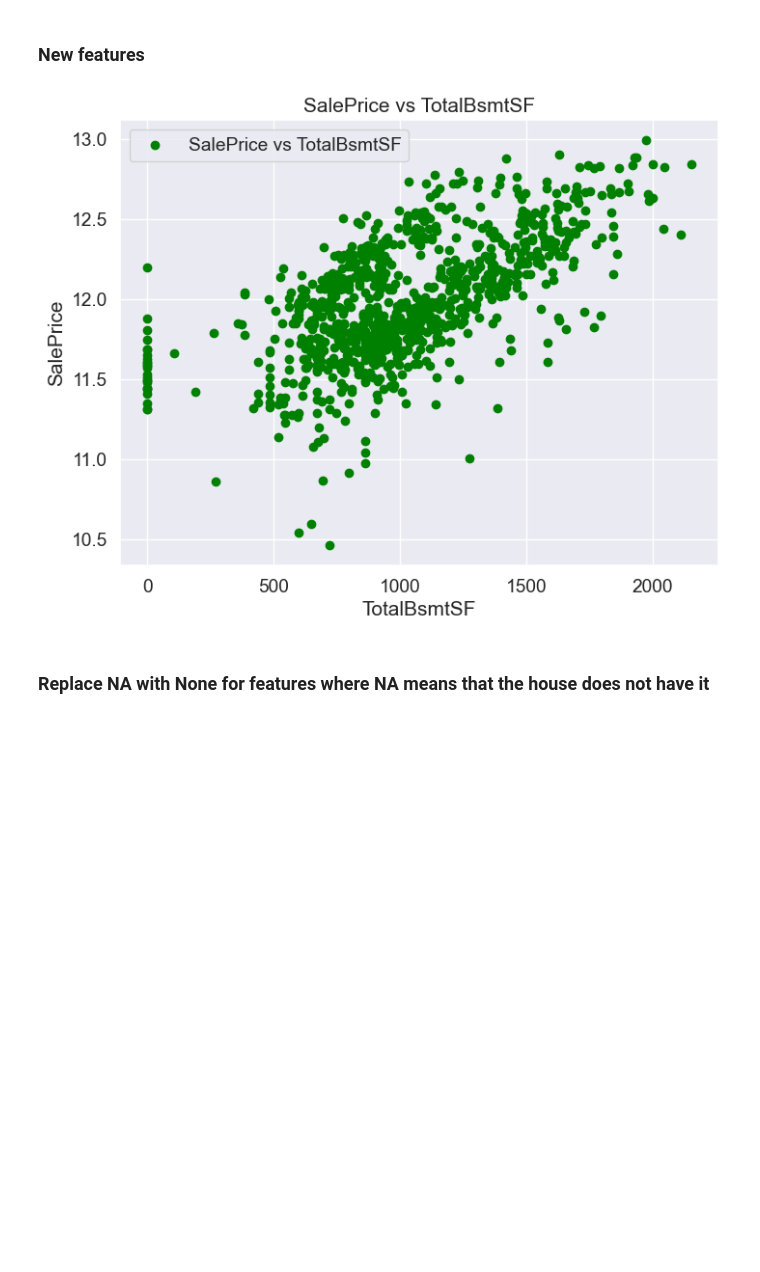
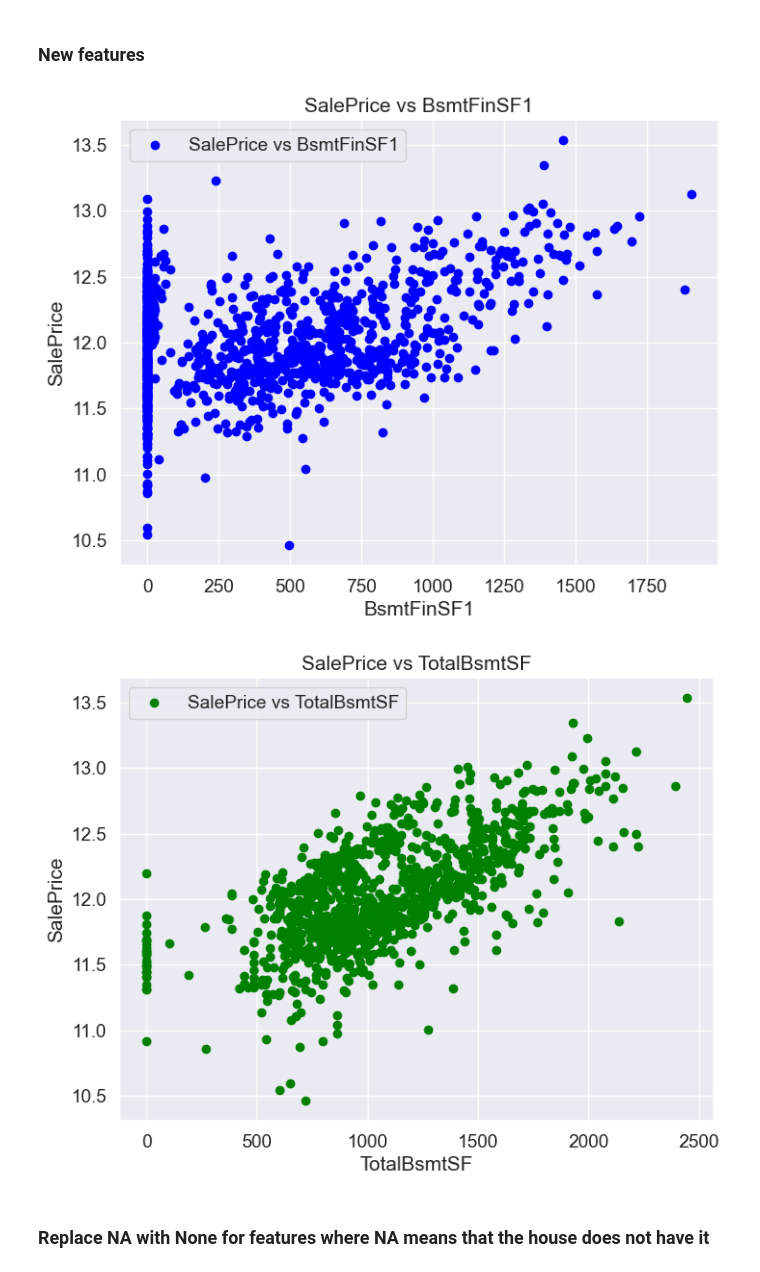
Before and after one commit to hakonsonstebo/HPP, a Jupyter notebook: HPP.ipynb, the cells around one changed output. Drawn from its saved outputs; the diff is of its cells as text; code cells hidden in the pictures; blank space fills up the shorter version.

```diff
--- a/HPP.ipynb
+++ b/HPP.ipynb
@@ -305,22 +283,3 @@ print(train_df.shape)
-# %%
-#Qualitative assessment of which features have outliers.
-outlier_columns = ['1stFlrSF','GrLivArea', '3SsnPorch', 'ScreenPorch', 'MiscVal', 'YearBuilt', 'BsmtFinSF1', "2ndFlrSF"]
-
-
-for column in outlier_columns:
-    # Calculate quartiles
-    Q1 = train_df[column].quantile(0.25)
-    Q3 = train_df[column].quantile(0.75)
-
-    # Calculate IQR
-    IQR = Q3 - Q1
-
-    # Define lower and upper bounds
-    lower_bound = Q1 - (1.5 * IQR)
-    upper_bound = Q3 + (1.5 * IQR)
-
-    # Filter the DataFrame to exclude outliers
-    train_df = train_df[(train_df[column] >= lower_bound) & (train_df[column] <= upper_bound)]
 # %% [markdown]
 #### Outliers in discrete variables
 # %%
@@ -341,30 +300,31 @@ train_test_df = pd.concat([train_df,test_df],axis=0)
 # %%
 train_test_df['TotalIndoorArea']  = train_test_df['1stFlrSF'] + train_test_df['2ndFlrSF'] + train_test_df['TotalBsmtSF'] + train_test_df['GrLivArea']
 
 import matplotlib.pyplot as plt
 
-# # Plotting 'SalePrice' vs 'BsmtFinSF1'
-# plt.figure(figsize=(8, 6))
-# plt.scatter(train_test_df['BsmtFinSF1'], train_test_df['SalePrice'], color='blue', label='SalePrice vs BsmtFinSF1')
-# plt.xlabel('BsmtFinSF1')
-# plt.ylabel('SalePrice')
-# plt.title('SalePrice vs BsmtFinSF1')
-# plt.legend()
-# plt.show()
+# Plotting 'SalePrice' vs 'BsmtFinSF1'
+plt.figure(figsize=(8, 6))
+plt.scatter(train_test_df['BsmtFinSF1'], train_test_df['SalePrice'], color='blue', label='SalePrice vs BsmtFinSF1')
+plt.xlabel('BsmtFinSF1')
+plt.ylabel('SalePrice')
+plt.title('SalePrice vs BsmtFinSF1')
+plt.legend()
+plt.show()
 
 # Plotting 'SalePrice' vs 'TotalBsmtSF'
 plt.figure(figsize=(8, 6))
 plt.scatter(train_test_df['TotalBsmtSF'], train_test_df['SalePrice'], color='green', label='SalePrice vs TotalBsmtSF')
 plt.xlabel('TotalBsmtSF')
 plt.ylabel('SalePrice')
 plt.title('SalePrice vs TotalBsmtSF')
 plt.legend()
 plt.show()
 
 train_test_df["Square_BsmtFinSF1"] = train_test_df["BsmtFinSF1"] ** 2
 train_test_df["Square_TotalBsmtSF"] = train_test_df["TotalBsmtSF"] ** 2
 # %% [output]
-[figure, old version]
+[figure, new version]
+[figure, added]
 # %% [markdown]
 ###  Replace NA with None for features where NA means that the house does not have it
 # %%
```
Also changed, not shown: parts of 14 cells of this notebook, 4 other files.
